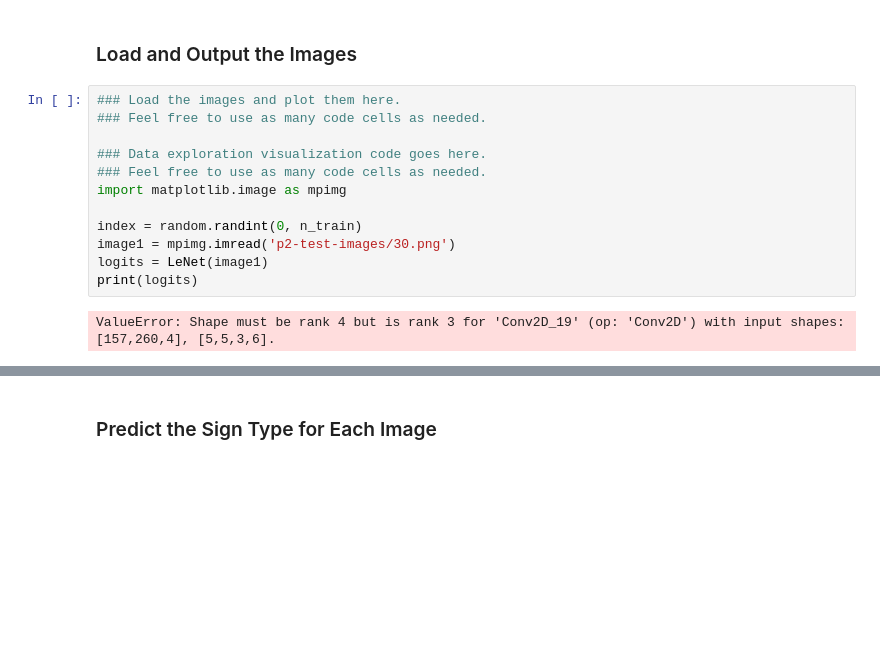
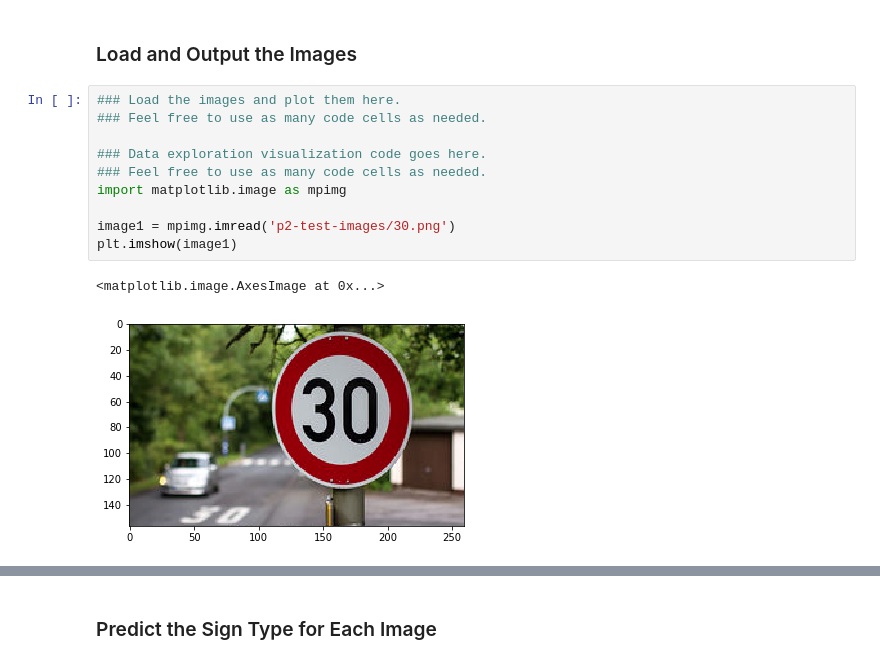
Before and after one commit to akshaykhole/carnd1-project2, a Jupyter notebook: Traffic_Sign_Classifier.ipynb, the cells around one changed output, grey strips where cells are left out. Drawn from its saved outputs; the diff is of its cells as text; blank space fills up the shorter version.

```diff
--- a/Traffic_Sign_Classifier.ipynb
+++ b/Traffic_Sign_Classifier.ipynb
@@ -305,14 +304,13 @@ You may find `signnames.csv` useful as it contains mappings from the class id (i
 # %%
 ### Load the images and plot them here.
 ### Feel free to use as many code cells as needed.
 
 ### Data exploration visualization code goes here.
 ### Feel free to use as many code cells as needed.
 import matplotlib.image as mpimg
 
-index = random.randint(0, n_train)
 image1 = mpimg.imread('p2-test-images/30.png')
-logits = LeNet(image1)
-print(logits)
+plt.imshow(image1)
 # %% [output]
-ValueError: Shape must be rank 4 but is rank 3 for 'Conv2D_19' (op: 'Conv2D') with input shapes: [157,260,4], [5,5,3,6].
+<matplotlib.image.AxesImage at 0x...>
+[figure, added]
```
Also changed, not shown: parts of 7 cells of this notebook, 4 other files.
